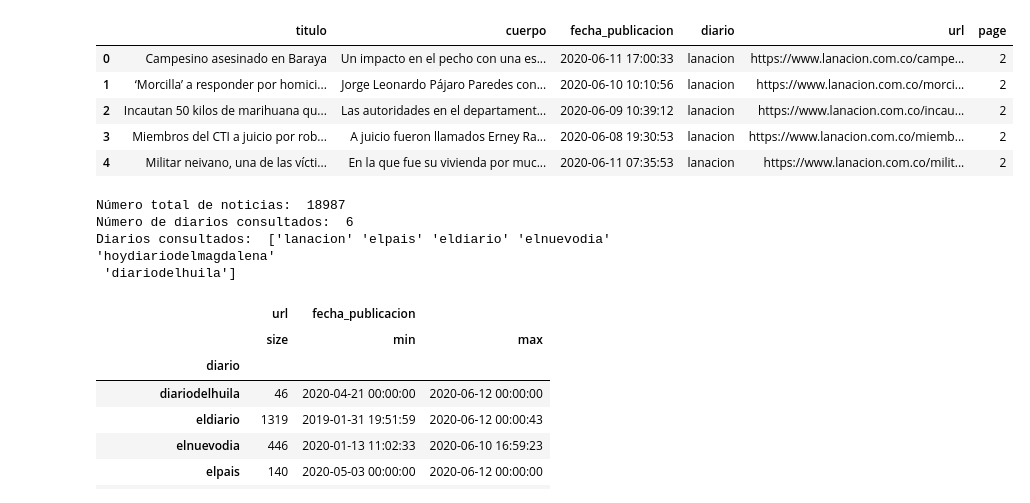
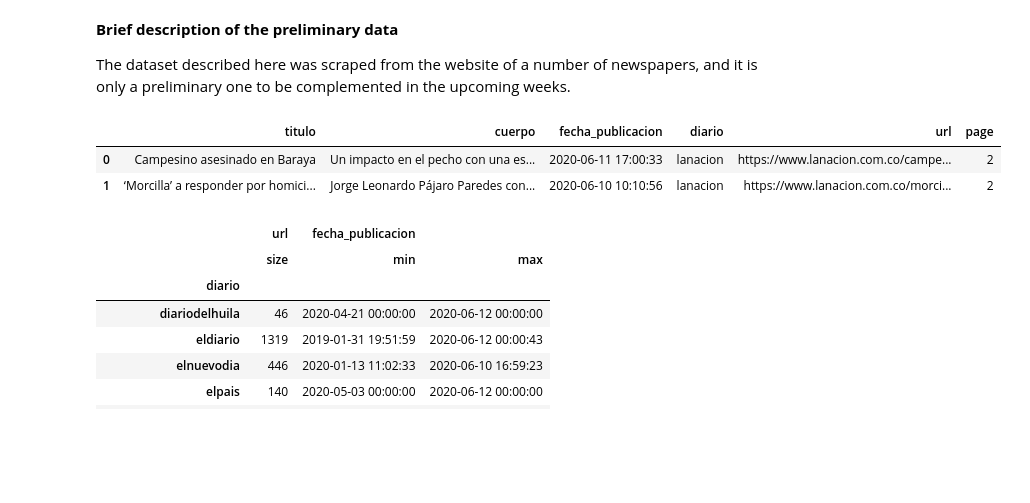
Before and after one commit to ds4a-team-13/clasificador-noticias, a Jupyter notebook: data_check.ipynb, the cells around one changed output. Drawn from its saved outputs; the diff is of its cells as text; code cells hidden in the pictures; blank space fills up the shorter version.

Commit message:
Exploratory Data Analysis

```diff
--- a/data_check.ipynb
+++ b/data_check.ipynb
@@ -6,26 +26,38 @@ import seaborn as sns
+# %%
+import sqlite3
+import pandas as pd
+import matplotlib.pyplot as plt
+import seaborn as sns
+import numpy as np
+from sklearn.feature_extraction.text import CountVectorizer
+from nltk.corpus import stopwords
+from nltk import SnowballStemmer
+from unidecode import unidecode
+from wordcloud import WordCloud
+
+#if is the first time that you use nltk, please uncomment the following
+#two lines and execute it.
+#import nltk
+#nltk.download('stopwords')
+
+pd.options.display.max_columns = None
+
+sns.set()
+# %% [markdown]
+**Brief description of the preliminary data**
+
+The dataset described here was scraped from the website of a number of newspapers, and it is only a preliminary one to be complemented in the upcoming weeks.
 # %%
 cnx = sqlite3.connect('data.db')
 
 df = pd.read_sql_query("SELECT * FROM news", cnx)
 df['fecha_publicacion'] = pd.to_datetime(df['fecha_publicacion'])
 
-df.head()
+df.head(2)
 # %% [output]
 |  | titulo | cuerpo | fecha_publicacion | diario | url | page |
 | 0 | Campesino asesinado en Baraya | Un impacto en el pecho con una es... | 2020-06-11 17:00:33 | lanacion | https://www.lanacion.com.co/campe... | 2 |
 | 1 | ‘Morcilla’ a responder por homici... | Jorge Leonardo Pájaro Paredes con... | 2020-06-10 10:10:56 | lanacion | https://www.lanacion.com.co/morci... | 2 |
-| 2 | Incautan 50 kilos de marihuana qu... | Las autoridades en el departament... | 2020-06-09 10:39:12 | lanacion | https://www.lanacion.com.co/incau... | 2 |
-| 3 | Miembros del CTI a juicio por rob... | A juicio fueron llamados Erney Ra... | 2020-06-08 19:30:53 | lanacion | https://www.lanacion.com.co/miemb... | 2 |
-| 4 | Militar neivano, una de las vícti... | En la que fue su vivienda por muc... | 2020-06-11 07:35:53 | lanacion | https://www.lanacion.com.co/milit... | 2 |
-# %%
-print('Número total de noticias: ', df.shape[0])
-print('Número de diarios consultados: ', len(df.diario.unique()))
-print('Diarios consultados: ', df.diario.unique())
-# %% [output]
-Número total de noticias:  18987
-Número de diarios consultados:  6
-Diarios consultados:  ['lanacion' 'elpais' 'eldiario' 'elnuevodia' 'hoydiariodelmagdalena'
- 'diariodelhuila']
 # %%
 df.groupby('diario').agg({'url': 'size','fecha_publicacion': ['min', 'max']})
 # %% [output]
```
Also changed, not shown: parts of 59 cells of this notebook, 4 other files.
